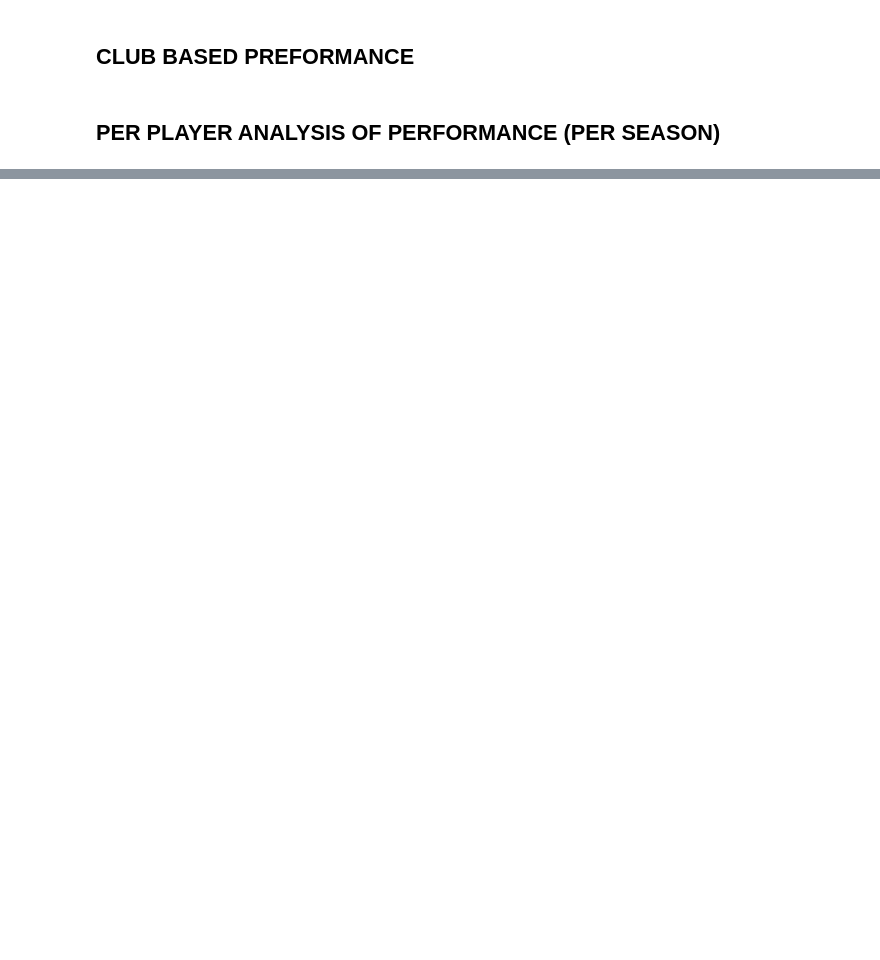
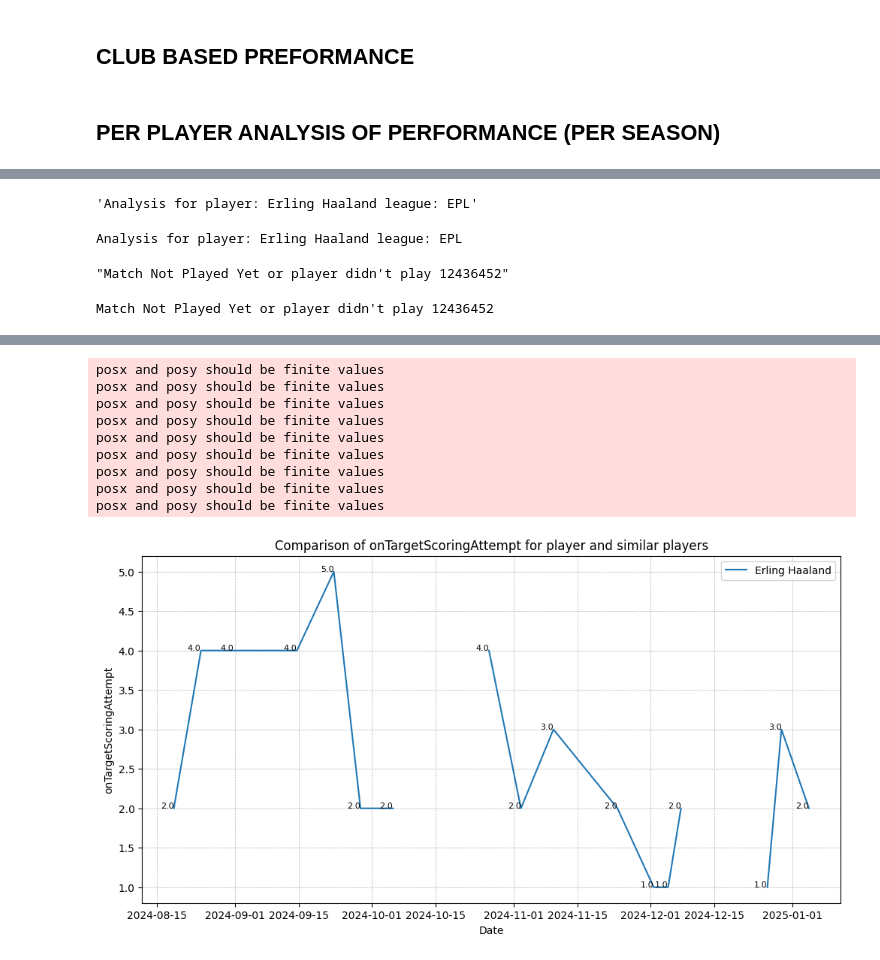
Before and after one commit to bono1567/pythonProject, a Jupyter notebook: sleeping_bets/sleeping_bets.ipynb, the cells around one changed output, grey strips where cells are left out. Drawn from its saved outputs; the diff is of its cells as text; code cells hidden in the pictures; blank space fills up the shorter version.

```diff
--- a/sleeping_bets/sleeping_bets.ipynb
+++ b/sleeping_bets/sleeping_bets.ipynb
@@ -92,7 +92,7 @@ with open('similar_player_goals.json', 'r', encoding='utf-8') as file:
 with open('similar_player_fouls.json', 'r', encoding='utf-8') as file:
     similar_fouls = json.load(file)
 # %%
-player_name = 'Marcus Rashford'
+player_name = 'Erling Haaland'
 player_league= 'EPL'
 simliar_players = [x['player'] for x in similar_assists[player_name]]
 # %%
@@ -127,0 +165,7 @@ plot_comarison('touches', similar_player_data, player_stats, player_name)
+# %%
+player_comp.plot_comparison('onTargetScoringAttempt', {}, 'Erling Haaland')
+# %% [output]
+'Analysis for player: Erling Haaland league: EPL'
+Analysis for player: Erling Haaland league: EPL
+"Match Not Played Yet or player didn't play 12436452"
+Match Not Played Yet or player didn't play 12436452
@@ -127,0 +173,10 @@ plot_comarison('touches', similar_player_data, player_stats, player_name)
+posx and posy should be finite values
+posx and posy should be finite values
+posx and posy should be finite values
+posx and posy should be finite values
+posx and posy should be finite values
+posx and posy should be finite values
+posx and posy should be finite values
+posx and posy should be finite values
+posx and posy should be finite values
+[figure, added]
```
Also changed, not shown: parts of 13 cells of this notebook, 26 other files.
